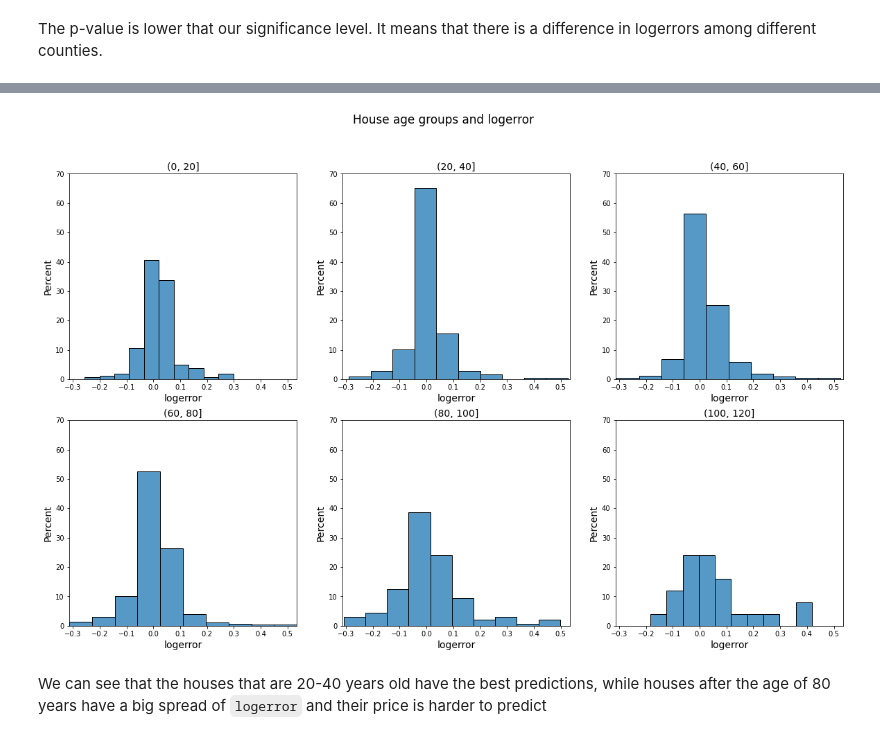
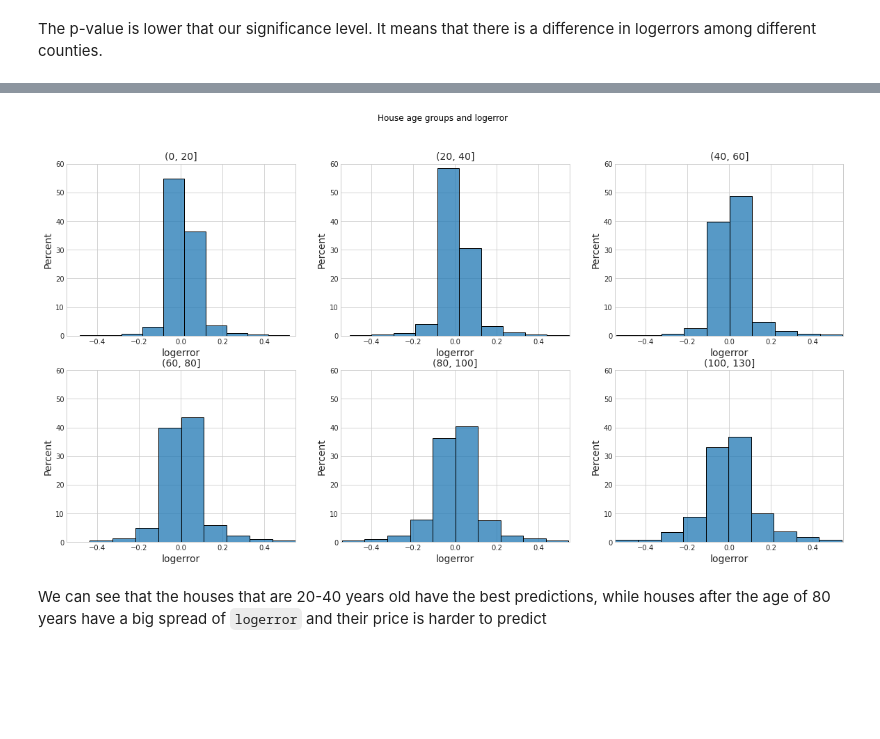
Before and after one commit to nadia-paz/clustering-exercises, a Jupyter notebook: explore_zillow.ipynb, the cells around one changed output, grey strips where cells are left out. Cells and saved outputs as stored; diff of their text form; code cells hidden in the pictures; blank space fills up the shorter version.

````diff
--- a/explore_zillow.ipynb
+++ b/explore_zillow.ipynb
@@ -53,8 +65,6 @@ logerror_bins = pd.cut(sample.logerror, bins=[-0.5, -0.3, -0.15, 0, 0.15, 0.3, 0
 # %%
 sample['log_bins'] = logerror_bins
 sample['abs_logerror'] = target
-# %%
-sample['log_bins4'] = pd.cut(sample.logerror, bins=[-0.5, -0.25, 0, 0.25, 0.5])
 # %%
 # create a logarithmic columns for numerical values ['sqft','garage_sqft','lot_sqft','age','structure_price',
 # 'price', 'land_price', 'tax_amount']
@@ -87,14 +89,14 @@ Index(['sqft', 'garage_sqft', 'lot_sqft', 'age', 'structure_price', 'price',
 # %% [markdown]
 ##### Question 1. Does the ```logerror``` differ in 3 different counties?*
 # %%
-plt.figure(figsize=(20, 8))
+plt.figure(figsize=(20, 6))
 for i, col in zip(range(1, 4), train.county_name.unique().tolist()):
     data = train[train['county_name'] == col]
     plt.subplot(1, 3, i)
     #data.logerror.hist(bins=10)
-    sns.histplot(data=data, x='logerror', stat='percent', bins=20)
+    sns.histplot(data=data, x='logerror', stat='percent', bins=50)
     plt.xlim(train.logerror.min(), train.logerror.max())
     plt.grid(True)
-    plt.ylim(0, 45)
+    plt.ylim(0, 25)
     plt.title(col)
 # %% [output]
@@ -148,5 +130,6 @@ sample.age.min(), sample.age.max()
 # %%
-sample['age_bins'] = pd.cut(sample.age, bins=[0, 20, 40, 60, 80, 100, 120])
+sample['age_bins'] = pd.cut(sample.age, bins=[0, 20, 40, 60, 80, 100, 130])
+train['age_bins'] = pd.cut(train.age, bins=[0, 20, 40, 60, 80, 100, 130])
 # %%
 age_bins = []
 for i in range(6):
@@ -158,16 +148,18 @@ age_bins
 # %%
 sample.age_bins = sample.age_bins.astype(str)
+train.age_bins = train.age_bins.astype(str)
 # %%
-plt.figure(figsize=(20, 12))
+plt.figure(figsize=(20, 10))
 plt.suptitle('House age groups and logerror')
-for i, age in enumerate(age_bins):
-    plt.subplot(2, 3, i+1)
-    sns.histplot(data=sample[sample.age_bins==age], x='logerror', stat='percent', bins=10)
-    plt.title(age)
-    plt.xlim(sample.logerror.min(), sample.logerror.max())
-    plt.ylim(0, 70)
+with plt.style.context('seaborn-whitegrid'):
+    for i, age in enumerate(age_bins):
+        plt.subplot(2, 3, i+1)
+        sns.histplot(data=train[train.age_bins==age], x='logerror', stat='percent', bins=10)
+        plt.title(age)
+        plt.xlim(train.logerror.min(), train.logerror.max())
+        plt.ylim(0, 60)
 # %% [output]
-[figure, old version]
+[figure, new version]
 # %% [markdown]
 We can see that the houses that are 20-40 years old have the best predictions, while houses after the age of 80 years have a big spread of ```logerror``` and their price is harder to predict
 # %% [markdown]
````
Also changed, not shown: parts of 55 cells of this notebook, 9 other files.
